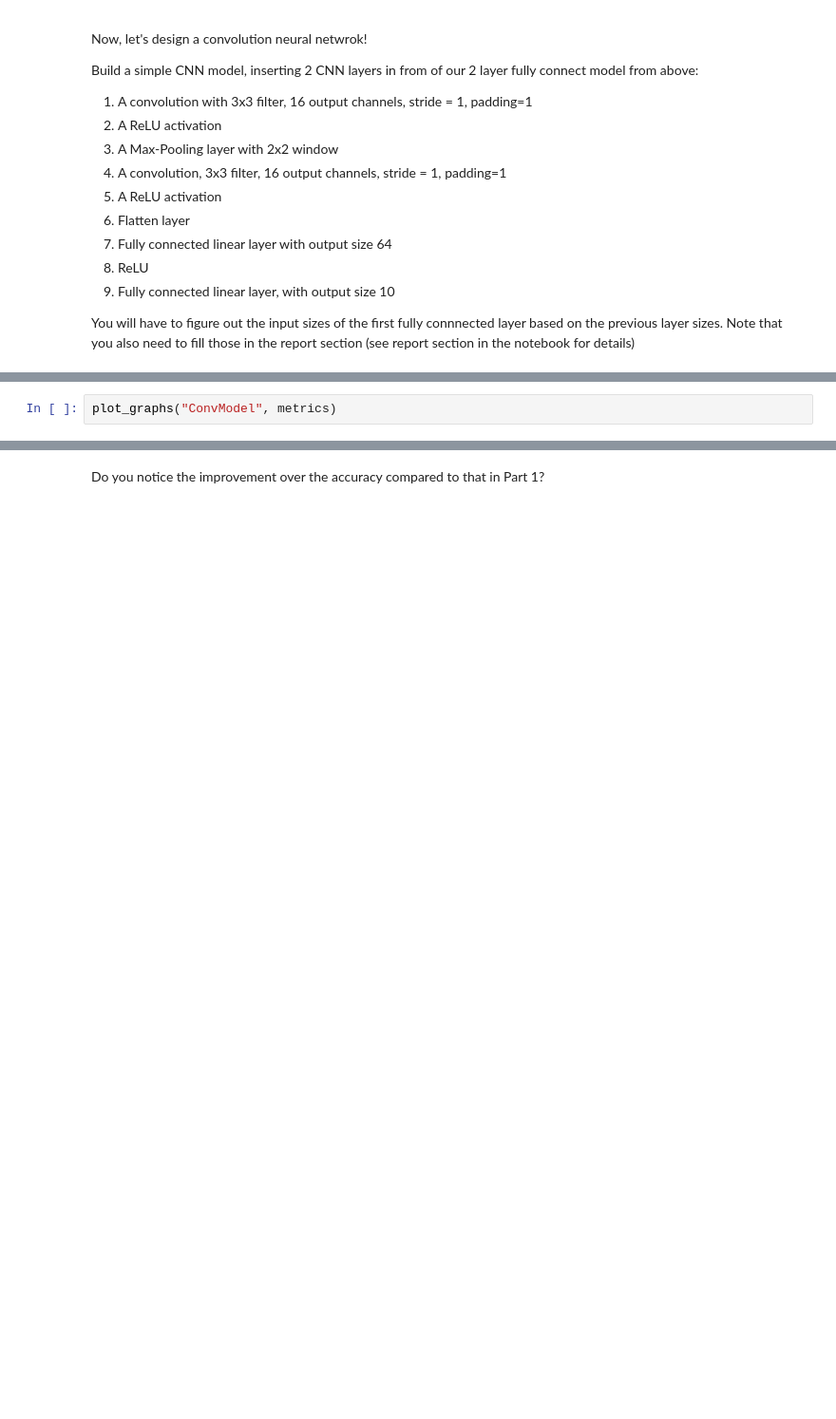
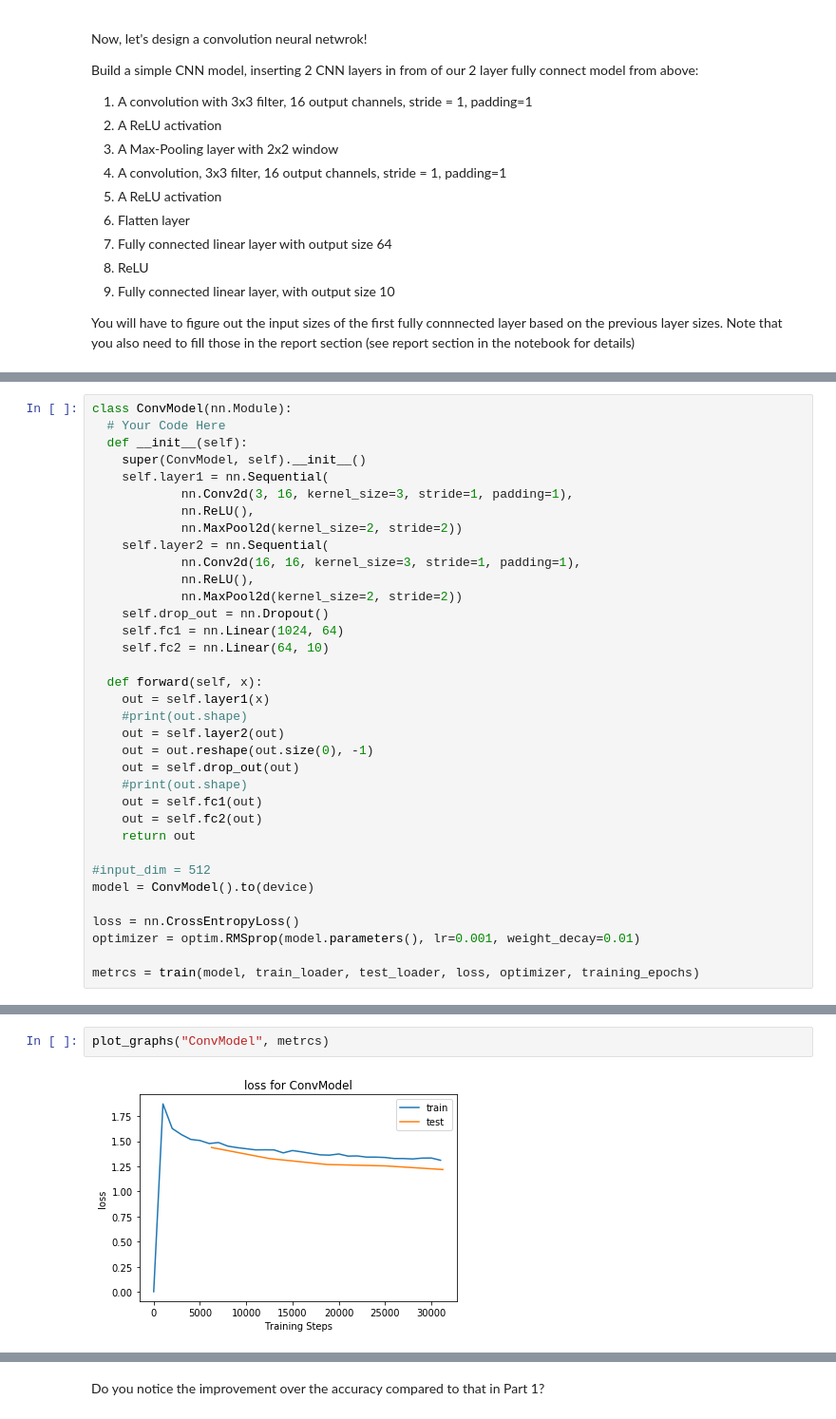
Before and after one commit to basliyal/aml-homeworks, a Jupyter notebook: AML_HW10.ipynb, the cells around one changed output, grey strips where cells are left out. Shown at 95% size. Cells and saved outputs as stored; diff of their text form; blank space fills up the shorter version.

```diff
--- a/AML_HW10.ipynb
+++ b/AML_HW10.ipynb
@@ -233,0 +260,35 @@ metrics = train(model, train_loader, test_loader, loss, optimizer, training_epoc
+# %%
+class ConvModel(nn.Module):
+  # Your Code Here
+  def __init__(self):
+    super(ConvModel, self).__init__()
+    self.layer1 = nn.Sequential(
+            nn.Conv2d(3, 16, kernel_size=3, stride=1, padding=1),
+            nn.ReLU(),
+            nn.MaxPool2d(kernel_size=2, stride=2))
+    self.layer2 = nn.Sequential(
+            nn.Conv2d(16, 16, kernel_size=3, stride=1, padding=1),
+            nn.ReLU(),
+            nn.MaxPool2d(kernel_size=2, stride=2))
+    self.drop_out = nn.Dropout()
+    self.fc1 = nn.Linear(1024, 64)
+    self.fc2 = nn.Linear(64, 10)
+
+  def forward(self, x):
+    out = self.layer1(x)
+    #print(out.shape)
+    out = self.layer2(out)
+    out = out.reshape(out.size(0), -1)
+    out = self.drop_out(out)
+    #print(out.shape)
+    out = self.fc1(out)
+    out = self.fc2(out)
+    return out
+
+#input_dim = 512
+model = ConvModel().to(device)
+
+loss = nn.CrossEntropyLoss()
+optimizer = optim.RMSprop(model.parameters(), lr=0.001, weight_decay=0.01)
+
+metrcs = train(model, train_loader, test_loader, loss, optimizer, training_epochs)
@@ -234,2 +313,4 @@ metrics = train(model, train_loader, test_loader, loss, optimizer, training_epoc
 # %%
-plot_graphs("ConvModel", metrics)
+plot_graphs("ConvModel", metrcs)
+# %% [output]
+[figure, added]
```
Also changed, not shown: parts of 9 cells of this notebook.
